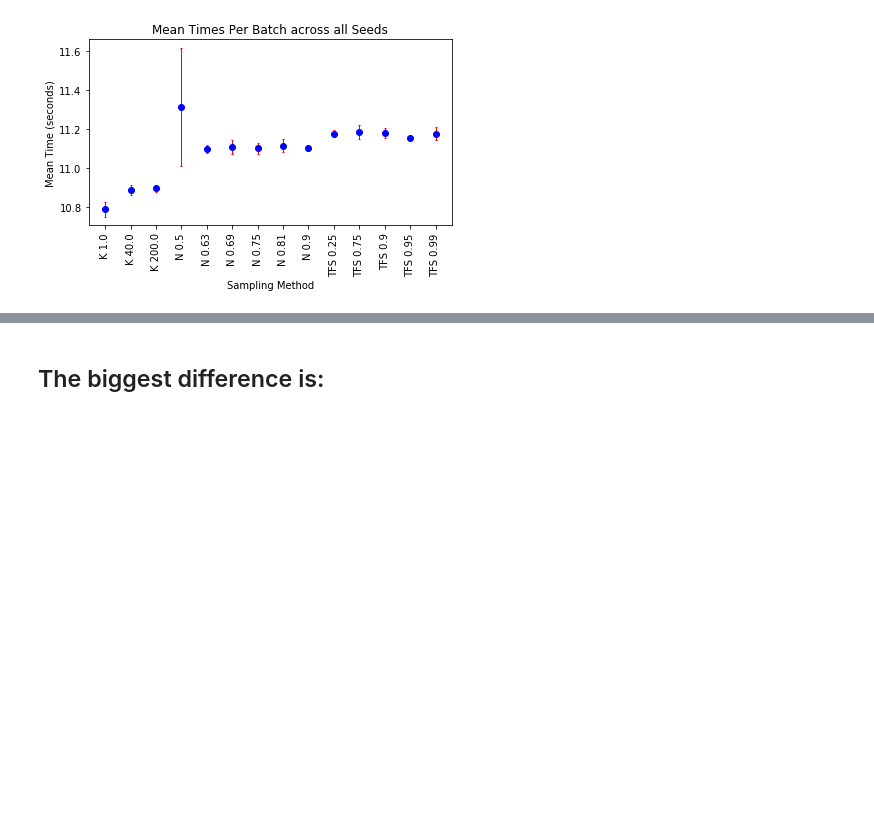
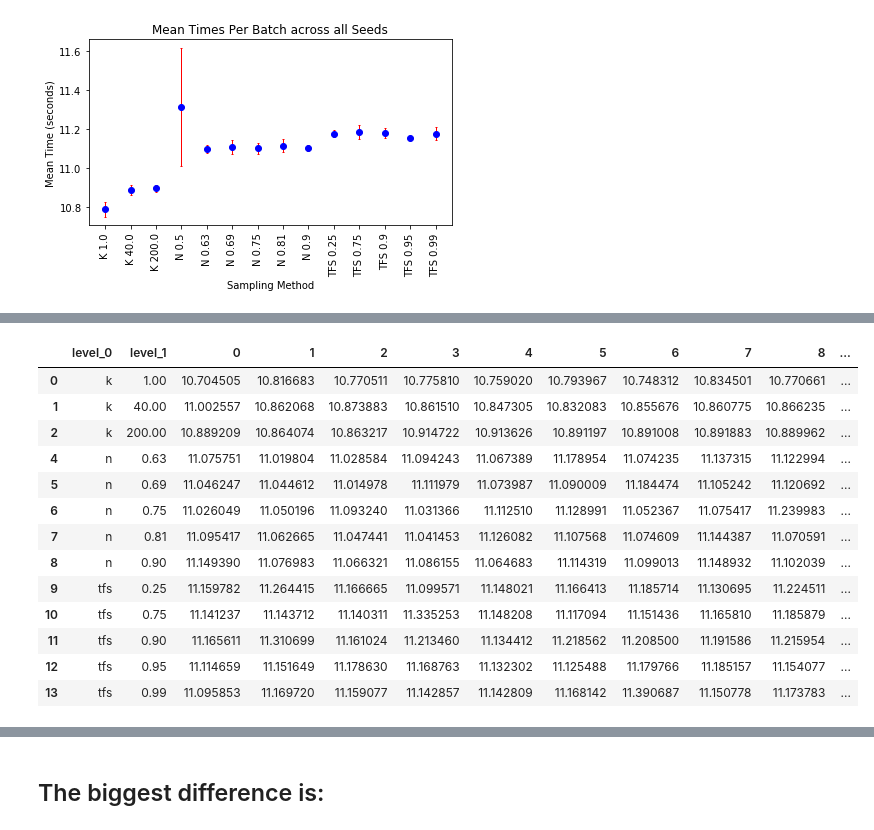
Before and after one commit to TrentBrick/tail-sampling, a Jupyter notebook: TimeCalculator.ipynb, the cells around one changed output, grey strips where cells are left out. Drawn from its saved outputs; the diff is of its cells as text; code cells hidden in the pictures; blank space fills up the shorter version.

```diff
--- a/TimeCalculator.ipynb
+++ b/TimeCalculator.ipynb
@@ -180,0 +211,17 @@ plt.show()
+# %%
+flat_vals.drop(3 ,axis=0)
+# %% [output]
+|  | level_0 | level_1 | 0 | 1 | 2 | 3 | 4 | 5 | 6 | 7 | 8 | ... |
+| 0 | k | 1.00 | 10.704505 | 10.816683 | 10.770511 | 10.775810 | 10.759020 | 10.793967 | 10.748312 | 10.834501 | 10.770661 | ... |
+| 1 | k | 40.00 | 11.002557 | 10.862068 | 10.873883 | 10.861510 | 10.847305 | 10.832083 | 10.855676 | 10.860775 | 10.866235 | ... |
+| 2 | k | 200.00 | 10.889209 | 10.864074 | 10.863217 | 10.914722 | 10.913626 | 10.891197 | 10.891008 | 10.891883 | 10.889962 | ... |
+| 4 | n | 0.63 | 11.075751 | 11.019804 | 11.028584 | 11.094243 | 11.067389 | 11.178954 | 11.074235 | 11.137315 | 11.122994 | ... |
+| 5 | n | 0.69 | 11.046247 | 11.044612 | 11.014978 | 11.111979 | 11.073987 | 11.090009 | 11.184474 | 11.105242 | 11.120692 | ... |
+| 6 | n | 0.75 | 11.026049 | 11.050196 | 11.093240 | 11.031366 | 11.112510 | 11.128991 | 11.052367 | 11.075417 | 11.239983 | ... |
+| 7 | n | 0.81 | 11.095417 | 11.062665 | 11.047441 | 11.041453 | 11.126082 | 11.107568 | 11.074609 | 11.144387 | 11.070591 | ... |
+| 8 | n | 0.90 | 11.149390 | 11.076983 | 11.066321 | 11.086155 | 11.064683 | 11.114319 | 11.099013 | 11.148932 | 11.102039 | ... |
+| 9 | tfs | 0.25 | 11.159782 | 11.264415 | 11.166665 | 11.099571 | 11.148021 | 11.166413 | 11.185714 | 11.130695 | 11.224511 | ... |
+| 10 | tfs | 0.75 | 11.141237 | 11.143712 | 11.140311 | 11.335253 | 11.148208 | 11.117094 | 11.151436 | 11.165810 | 11.185879 | ... |
+| 11 | tfs | 0.90 | 11.165611 | 11.310699 | 11.161024 | 11.213460 | 11.134412 | 11.218562 | 11.208500 | 11.191586 | 11.215954 | ... |
+| 12 | tfs | 0.95 | 11.114659 | 11.151649 | 11.178630 | 11.168763 | 11.132302 | 11.125488 | 11.179766 | 11.185157 | 11.154077 | ... |
+| 13 | tfs | 0.99 | 11.095853 | 11.169720 | 11.159077 | 11.142857 | 11.142809 | 11.168142 | 11.390687 | 11.150778 | 11.173783 | ... |
```
Also changed, not shown: parts of 10 cells of this notebook, 4 other files.
